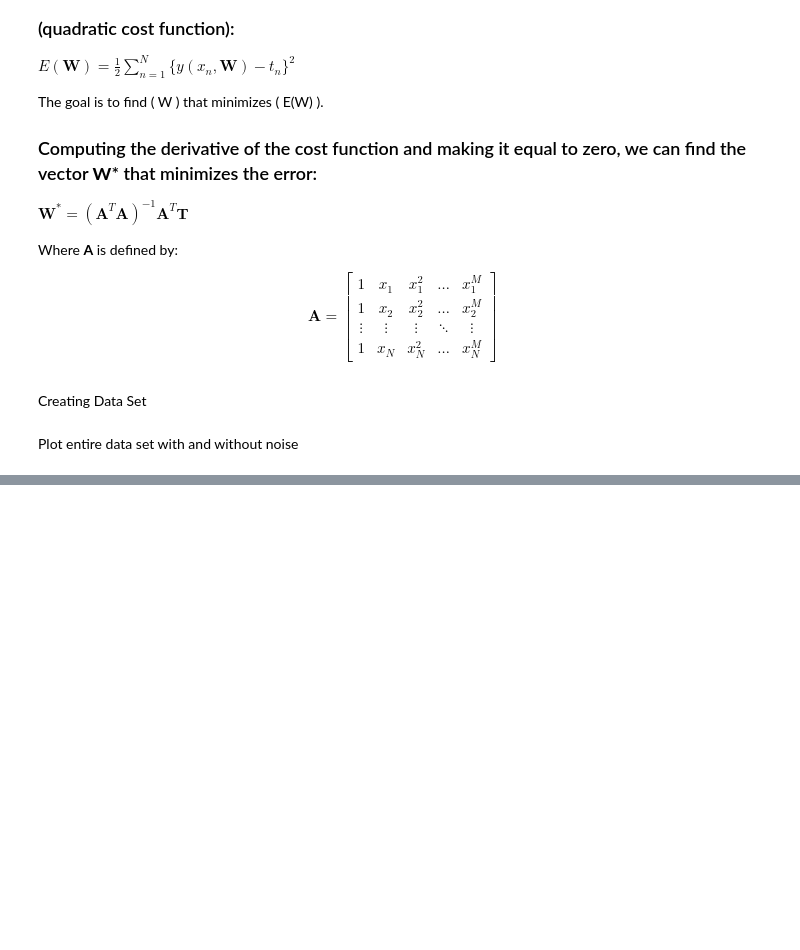
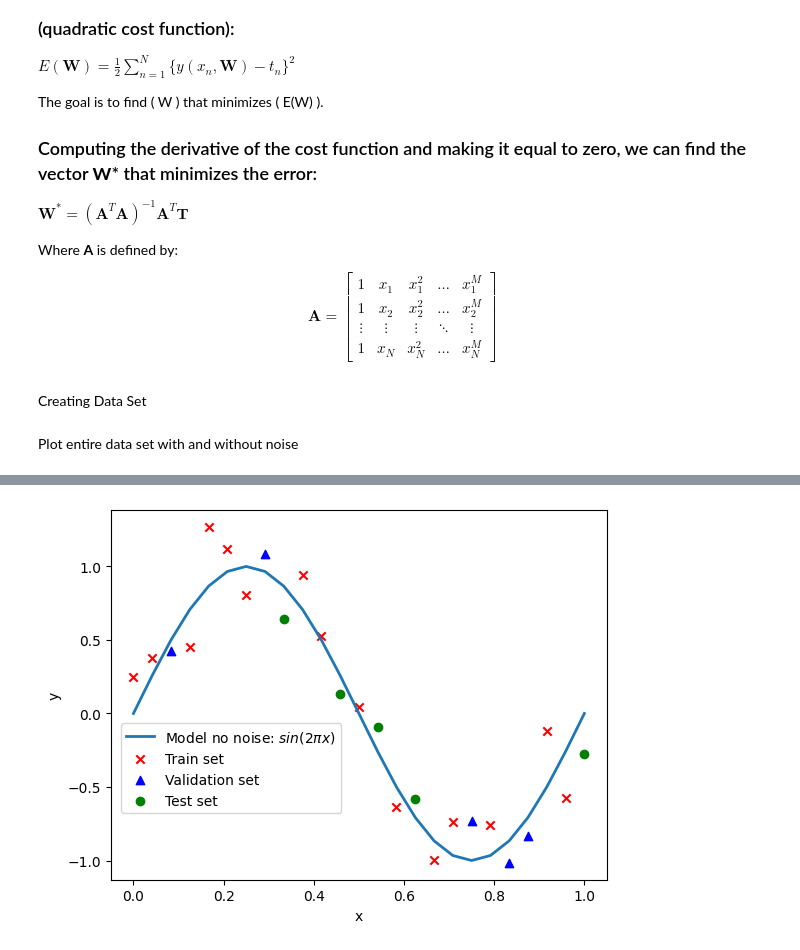
Before and after one commit to ArmanDipu/ml-uofc-self-learn, a Jupyter notebook: notebooks/tackling_overfitting.ipynb, the cells around one changed output, grey strips where cells are left out. Drawn from its saved outputs; the diff is of its cells as text; code cells hidden in the pictures; blank space fills up the shorter version.

```diff
--- a/notebooks/tackling_overfitting.ipynb
+++ b/notebooks/tackling_overfitting.ipynb
@@ -67,0 +68,37 @@ plt.show()
+# %%
+np.random.seed(seed = 2)
+indexes = np.arange(N, dtype =int)
+np.random.shuffle(indexes)
+
+train_size = 15
+val_size = 5
+test_size = 5
+
+# Training set, validation set and test set are created by slicing the shuffled indexes array
+
+aux = indexes[:train_size]
+aux = np.sort(aux)
+x_train = x[aux]
+y_train = y[aux]
+
+aux = indexes[train_size: train_size + val_size]
+aux = np.sort(aux)
+x_val= x[aux]
+y_val = y[aux]
+
+aux = indexes[-test_size:]
+aux = np.sort(aux)
+x_test = x[aux]
+y_test = y[aux]
+# %%
+plt.figure()
+plt.plot(x,y_noiseless,linewidth = 2.0,label = r'Model no noise: $sin(2 \pi x)$')
+plt.scatter(x_train,y_train,color ='red', marker = 'x', label = "Train set")
+plt.scatter(x_val,y_val,color = 'blue',marker = '^' , label = "Validation set")
+plt.scatter(x_test,y_test,color = 'green', marker = 'o', label = "Test set")
+plt.legend(loc = (0.02, 0.18))
+plt.xlabel("x")
+plt.ylabel("y")
+plt.show()
+# %% [output]
+[figure, added]
```
Also changed, not shown: parts of 1 cell of this notebook.
